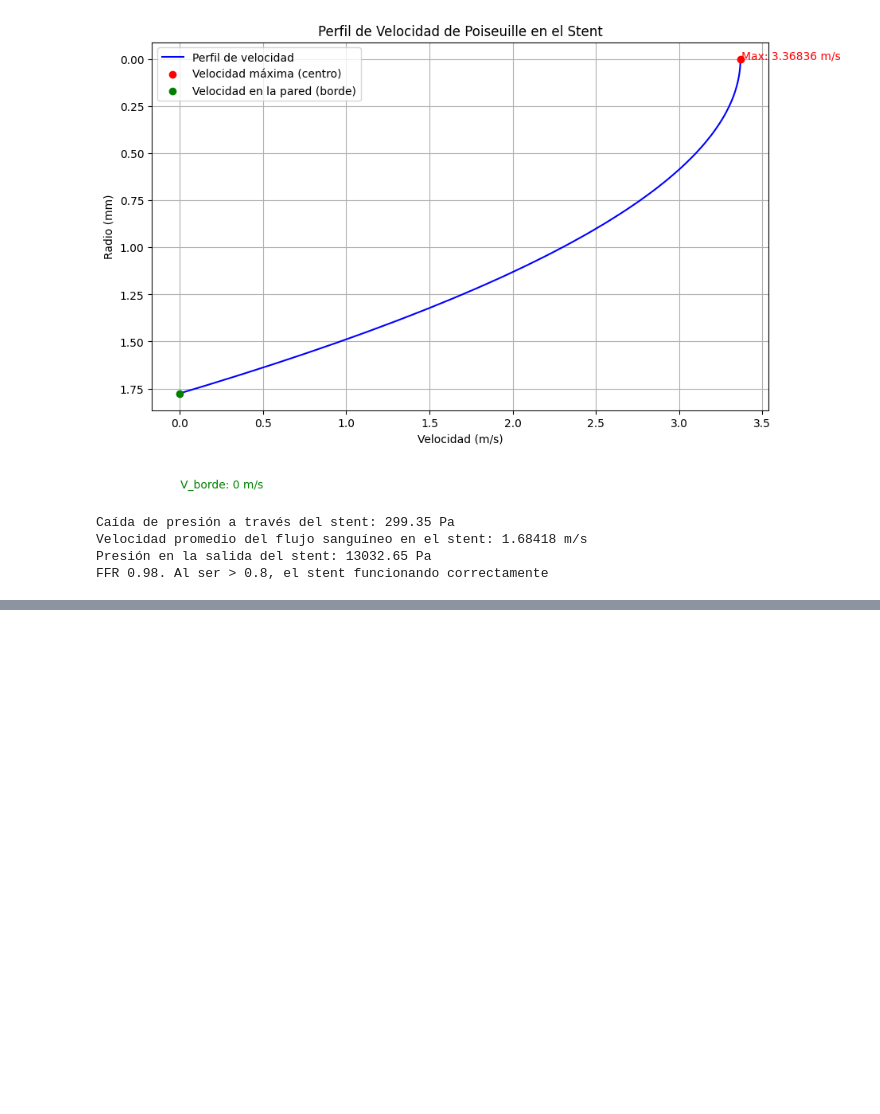
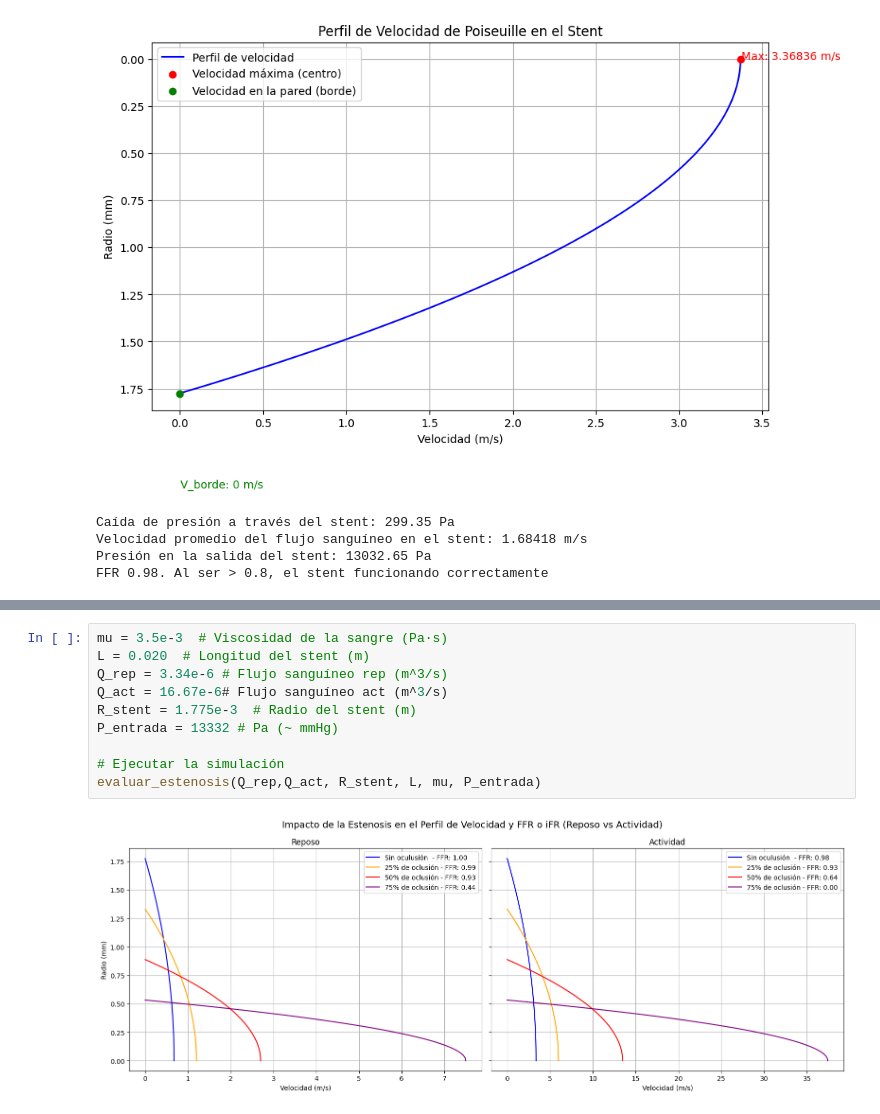
Before and after one commit to JuliaArellano/Trabajo_Fin_Grado_GIS, a Jupyter notebook: Viabilidad/Modelo_computacional.ipynb, the cells around one changed output, grey strips where cells are left out. Cells and saved outputs as stored; diff of their text form; blank space fills up the shorter version.

Commit message:
Se ha añadido una evaluación de la estenosis en el perfil de seguridad

```diff
--- a/Viabilidad/Modelo_computacional.ipynb
+++ b/Viabilidad/Modelo_computacional.ipynb
@@ -352,0 +391,12 @@ FFR 0.98. Al ser > 0.8, el stent funcionando correctamente
+# %%
+mu = 3.5e-3  # Viscosidad de la sangre (Pa·s)
+L = 0.020  # Longitud del stent (m)
+Q_rep = 3.34e-6 # Flujo sanguíneo rep (m^3/s)
+Q_act = 16.67e-6# Flujo sanguíneo act (m^3/s)
+R_stent = 1.775e-3  # Radio del stent (m)
+P_entrada = 13332 # Pa (~ mmHg)
+
+# Ejecutar la simulación
+evaluar_estenosis(Q_rep,Q_act, R_stent, L, mu, P_entrada)
+# %% [output]
+[figure, added]
```
Also changed, not shown: parts of 2 cells of this notebook.
